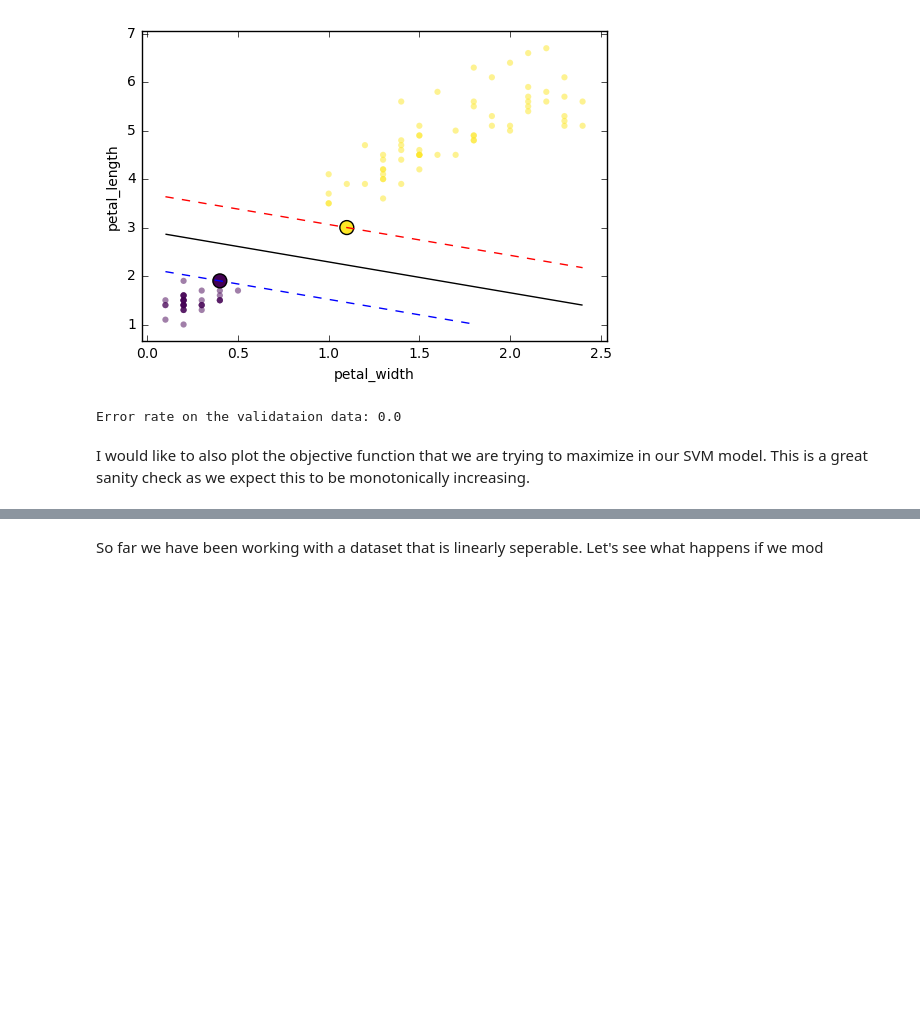
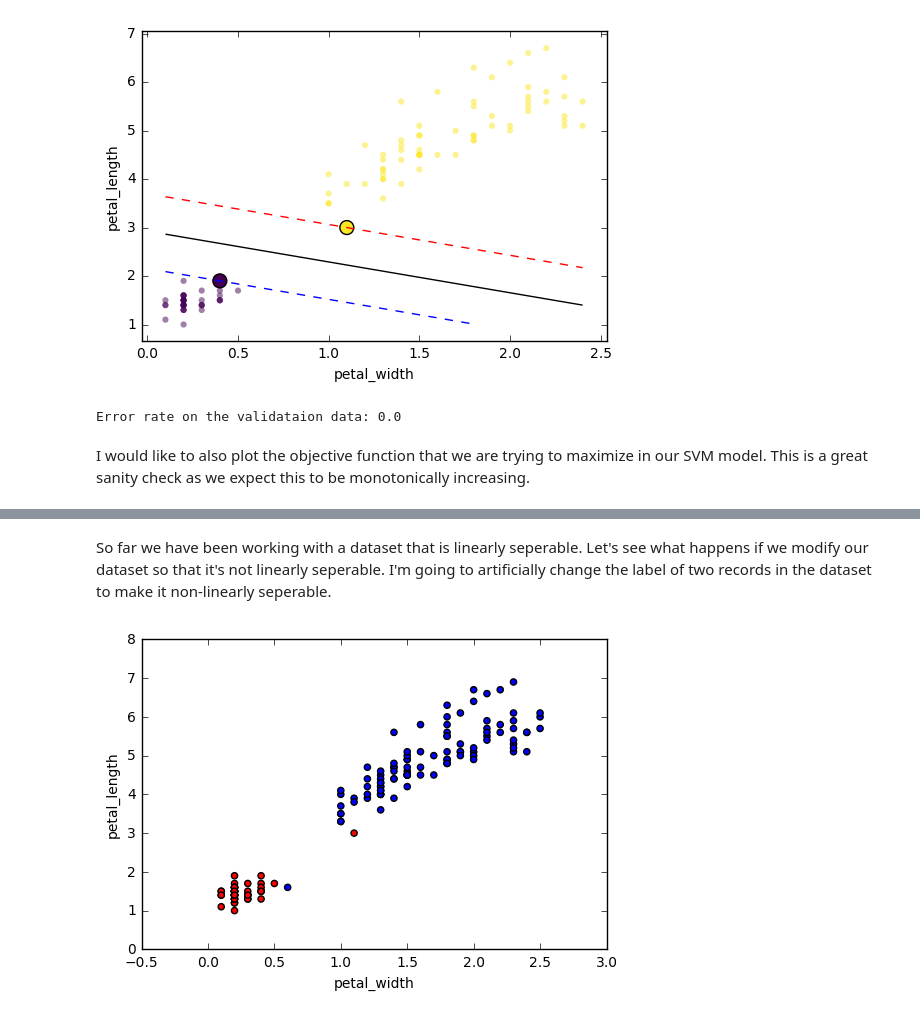
Before and after one commit to reza-asad/SVM-with-SMO, a Jupyter notebook: SVM.ipynb, the cells around one changed output, grey strips where cells are left out. Saved outputs shown, nothing was run; the diff lists cells and outputs as text; code cells hidden in the pictures; blank space fills up the shorter version.

```diff
--- a/SVM.ipynb
+++ b/SVM.ipynb
@@ -39,12 +39,16 @@ iris_lin_sep = iris_lin_sep.as_matrix()
 # %% [markdown]
 Let's take a look at the scatter plot after we combine the labels in to two groups
 # %%
+# This function can be used to show scatter plot of our dataset.
+def scatter_plot_iris(data):
+    plt.xlabel('petal_width')
+    plt.ylabel('petal_length')
+    colors = ['r' if label==-1 else 'b' for label in data[:,2]]
+    plt.scatter(data[:,0], data[:,1], c=colors)
+    plt.show()
+
 # Plot the combined data
-plt.xlabel('petal_width')
-plt.ylabel('petal_length')
-colors = ['r' if label==-1 else 'b' for label in iris_lin_sep[:,2]]
-plt.scatter(iris_lin_sep[:,0], iris_lin_sep[:,1], c=colors)
-plt.show()
+scatter_plot_iris(iris_lin_sep)
 # %% [output]
 [figure]
 # %% [markdown]
@@ -92,2 +98,11 @@ plt.show()
 # %% [markdown]
-So far we have been working with a dataset that is linearly seperable. Let's see what happens if we mod
+So far we have been working with a dataset that is linearly seperable. Let's see what happens if we modify our dataset so that it's not linearly seperable. I'm going to artificially change the label of two records in the dataset to make it non-linearly seperable.
+# %%
+iris_nonlin_sep = iris_lin_sep.copy()
+i = iris_nonlin_sep[iris_nonlin_sep[:,2]==-1,0:1].argmax()
+j = iris_nonlin_sep[iris_nonlin_sep[:,2]==1,1:2].argmin()
+iris_nonlin_sep[:,2:3][i] = 1
+iris_nonlin_sep[:, 2:3][j+50] = -1
+scatter_plot_iris(iris_nonlin_sep)
+# %% [output]
+[figure, added]
```
Also changed, not shown: parts of 4 cells of this notebook, 2 other files.
